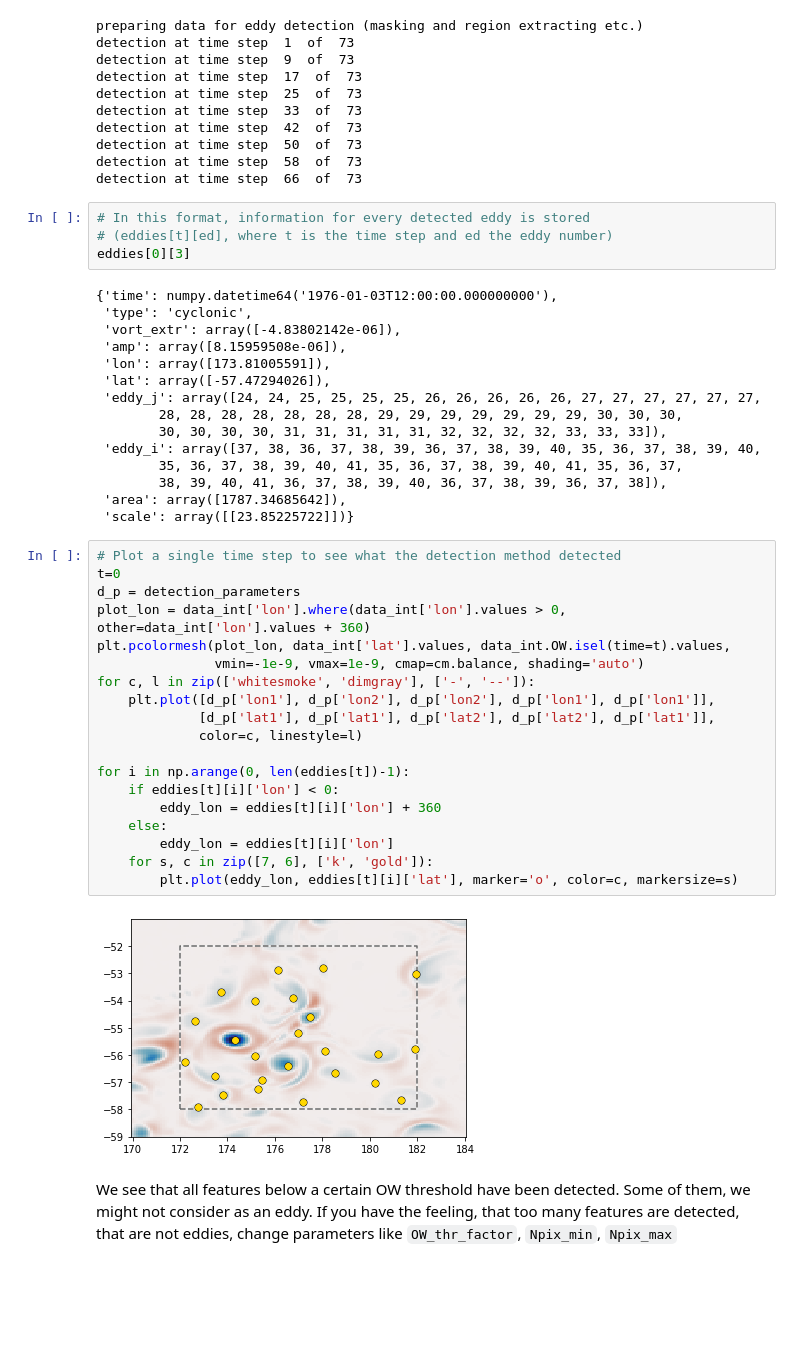
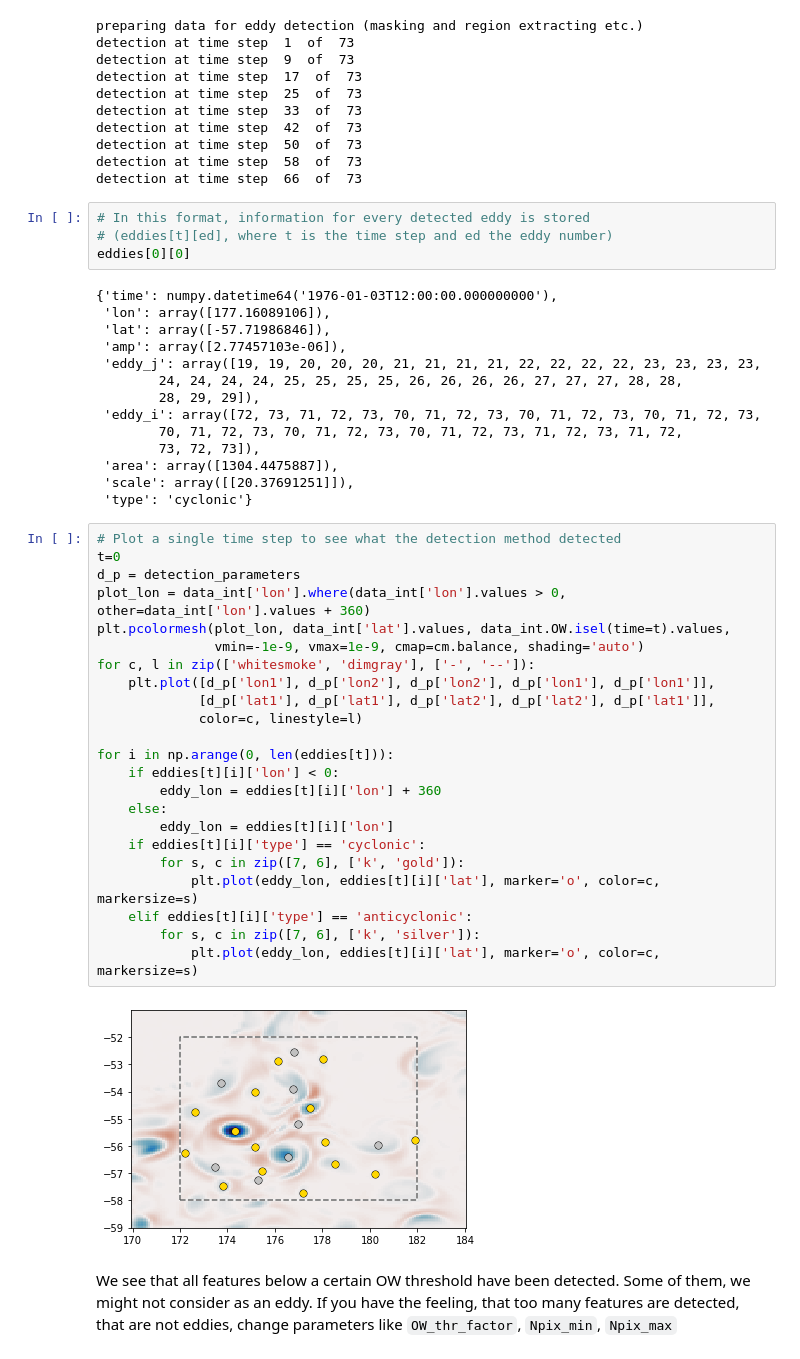
Before and after one commit to jk-rieck/eddytools, a Jupyter notebook: examples/run_eddytools_example_ORCA_OW.ipynb, the cells around one changed output. Saved outputs shown, nothing was run; the diff lists cells and outputs as text; blank space fills up the shorter version.

```diff
--- a/examples/run_eddytools_example_ORCA_OW.ipynb
+++ b/examples/run_eddytools_example_ORCA_OW.ipynb
@@ -243,43 +243,46 @@ detection at time step  66  of  73
 # %%
 # In this format, information for every detected eddy is stored
 # (eddies[t][ed], where t is the time step and ed the eddy number)
-eddies[0][3]
+eddies[0][0]
 # %% [output]
 {'time': numpy.datetime64('1976-01-03T12:00:00.000000000'),
- 'type': 'cyclonic',
- 'vort_extr': array([-4.83802142e-06]),
- 'amp': array([8.15959508e-06]),
- 'lon': array([173.81005591]),
- 'lat': array([-57.47294026]),
- 'eddy_j': array([24, 24, 25, 25, 25, 25, 26, 26, 26, 26, 26, 27, 27, 27, 27, 27, 27,
-        28, 28, 28, 28, 28, 28, 28, 29, 29, 29, 29, 29, 29, 29, 30, 30, 30,
-        30, 30, 30, 30, 31, 31, 31, 31, 31, 32, 32, 32, 32, 33, 33, 33]),
- 'eddy_i': array([37, 38, 36, 37, 38, 39, 36, 37, 38, 39, 40, 35, 36, 37, 38, 39, 40,
-        35, 36, 37, 38, 39, 40, 41, 35, 36, 37, 38, 39, 40, 41, 35, 36, 37,
-        38, 39, 40, 41, 36, 37, 38, 39, 40, 36, 37, 38, 39, 36, 37, 38]),
- 'area': array([1787.34685642]),
- 'scale': array([[23.85225722]])}
+ 'lon': array([177.16089106]),
+ 'lat': array([-57.71986846]),
+ 'amp': array([2.77457103e-06]),
+ 'eddy_j': array([19, 19, 20, 20, 20, 21, 21, 21, 21, 22, 22, 22, 22, 23, 23, 23, 23,
+        24, 24, 24, 24, 25, 25, 25, 25, 26, 26, 26, 26, 27, 27, 27, 28, 28,
+        28, 29, 29]),
+ 'eddy_i': array([72, 73, 71, 72, 73, 70, 71, 72, 73, 70, 71, 72, 73, 70, 71, 72, 73,
+        70, 71, 72, 73, 70, 71, 72, 73, 70, 71, 72, 73, 71, 72, 73, 71, 72,
+        73, 72, 73]),
+ 'area': array([1304.4475887]),
+ 'scale': array([[20.37691251]]),
+ 'type': 'cyclonic'}
 # %%
 # Plot a single time step to see what the detection method detected
 t=0
 d_p = detection_parameters
 plot_lon = data_int['lon'].where(data_int['lon'].values > 0, other=data_int['lon'].values + 360)
 plt.pcolormesh(plot_lon, data_int['lat'].values, data_int.OW.isel(time=t).values,
                vmin=-1e-9, vmax=1e-9, cmap=cm.balance, shading='auto')
 for c, l in zip(['whitesmoke', 'dimgray'], ['-', '--']):
     plt.plot([d_p['lon1'], d_p['lon2'], d_p['lon2'], d_p['lon1'], d_p['lon1']],
              [d_p['lat1'], d_p['lat1'], d_p['lat2'], d_p['lat2'], d_p['lat1']],
              color=c, linestyle=l)
 
-for i in np.arange(0, len(eddies[t])-1):
+for i in np.arange(0, len(eddies[t])):
     if eddies[t][i]['lon'] < 0:
         eddy_lon = eddies[t][i]['lon'] + 360
     else:
         eddy_lon = eddies[t][i]['lon']
-    for s, c in zip([7, 6], ['k', 'gold']):
-        plt.plot(eddy_lon, eddies[t][i]['lat'], marker='o', color=c, markersize=s)
+    if eddies[t][i]['type'] == 'cyclonic':
+        for s, c in zip([7, 6], ['k', 'gold']):
+            plt.plot(eddy_lon, eddies[t][i]['lat'], marker='o', color=c, markersize=s)
+    elif eddies[t][i]['type'] == 'anticyclonic':
+        for s, c in zip([7, 6], ['k', 'silver']):
+            plt.plot(eddy_lon, eddies[t][i]['lat'], marker='o', color=c, markersize=s)
 # %% [output]
-[figure, old version]
+[figure, new version]
 # %% [markdown]
 We see that all features below a certain OW threshold have been detected. Some of them, we might not consider as an eddy. If you have the feeling, that too many features are detected, that are not eddies, change parameters like `OW_thr_factor`, `Npix_min`, `Npix_max`
 # %%
```
Also changed, not shown: parts of 13 cells of this notebook, 3 other files.
